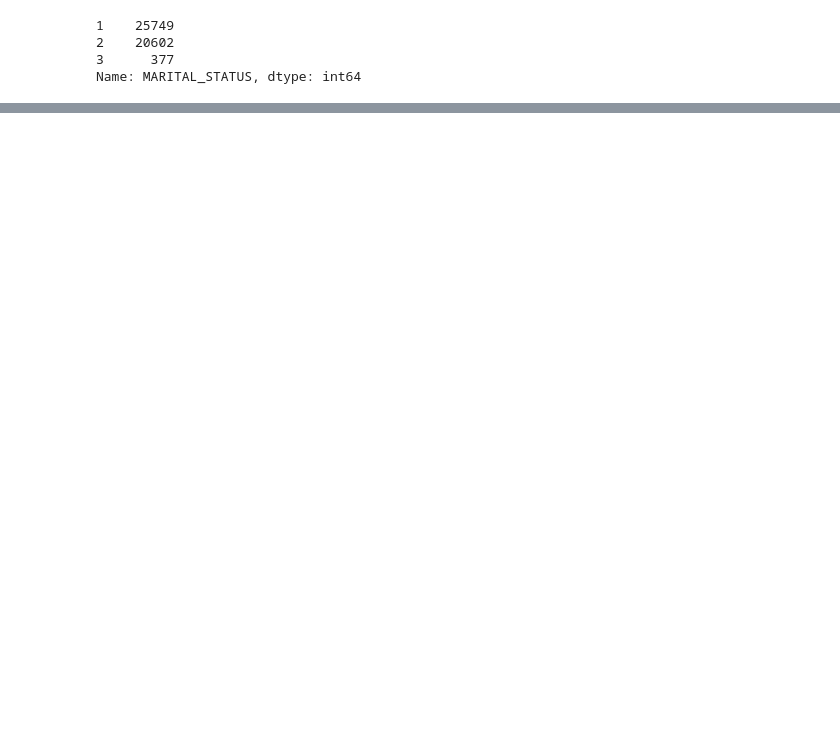
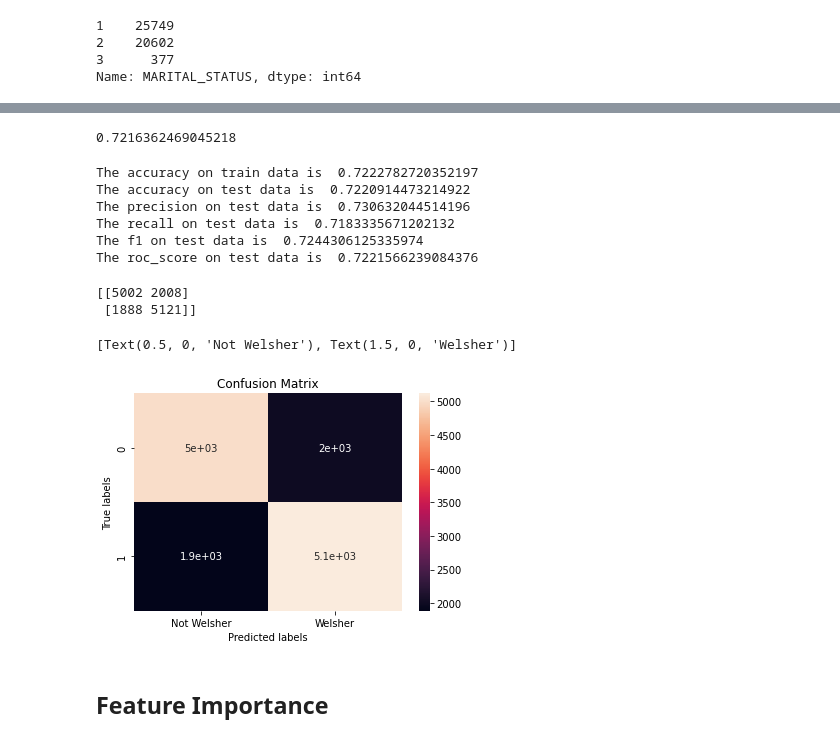
Before and after one commit to dushyantmaharshi/Credit-Card-Default-Prediction, a Jupyter notebook: Credit_Card_Default_Prediction_Capstone_Project.ipynb, the cells around one changed output, grey strips where cells are left out. Drawn from its saved outputs; the diff is of its cells as text; code cells hidden in the pictures; blank space fills up the shorter version.

```diff
--- a/Credit_Card_Default_Prediction_Capstone_Project.ipynb
+++ b/Credit_Card_Default_Prediction_Capstone_Project.ipynb
@@ -646,0 +698,6 @@ SyntaxError: ignored
+# %%
+#Running Grid Search CV
+gridCV_lr = GridSearchCV(LogisticRegression(), param_grid, scoring = 'accuracy', n_jobs = -1, verbose = 3, cv = 3)
+# %%
+#fit the grid search
+gridCV_lr.fit(X_train, y_train)
@@ -646,0 +734,36 @@ SyntaxError: ignored
+# %%
+#get best estimator
+optimized_val = gridCV_lr.best_estimator_
+# %%
+#get best score
+gridCV_lr.best_score_
+# %% [output]
+0.7216362469045218
+# %%
+# Get the predicted classes
+train_class_preds = optimized_val.predict(X_train)
+test_class_preds = optimized_val.predict(X_test)
+# %%
+# Get the evaluation metrics scores
+train_accuracy_lr = accuracy_score(train_class_preds,y_train)
+test_accuracy_lr = accuracy_score(test_class_preds,y_test)
+
+print("The accuracy on train data is ", train_accuracy_lr)
+print("The accuracy on test data is ", test_accuracy_lr)
+
+test_precision_score_lr = precision_score(test_class_preds,y_test)
+test_recall_score_lr = recall_score(test_class_preds,y_test)
+test_f1_score_lr = f1_score(test_class_preds,y_test)
+test_roc_score_lr = roc_auc_score(test_class_preds,y_test)
+
+print("The precision on test data is ", test_precision_score_lr)
+print("The recall on test data is ", test_recall_score_lr)
+print("The f1 on test data is ", test_f1_score_lr)
+print("The roc_score on test data is ", test_roc_score_lr)
+# %% [output]
+The accuracy on train data is  0.7222782720352197
+The accuracy on test data is  0.7220914473214922
+The precision on test data is  0.730632044514196
+The recall on test data is  0.7183335671202132
+The f1 on test data is  0.7244306125335974
+The roc_score on test data is  0.7221566239084376
@@ -646,0 +772,21 @@ SyntaxError: ignored
+# %%
+# Get the confusion matrix for both train and test
+labels = ['Not Welsher', 'Welsher']
+cm = confusion_matrix(y_test, test_class_preds)
+print(cm)
+
+ax= plt.subplot()
+sns.heatmap(cm, annot=True, ax = ax)
+
+# labels, title and ticks
+ax.set_xlabel('Predicted labels')
+ax.set_ylabel('True labels')
+ax.set_title('Confusion Matrix')
+ax.xaxis.set_ticklabels(labels)
+# %% [output]
+[[5002 2008]
+ [1888 5121]]
+[Text(0.5, 0, 'Not Welsher'), Text(1.5, 0, 'Welsher')]
+[figure, added]
+# %% [markdown]
+## Feature Importance
```
Also changed, not shown: parts of 28 cells of this notebook.
